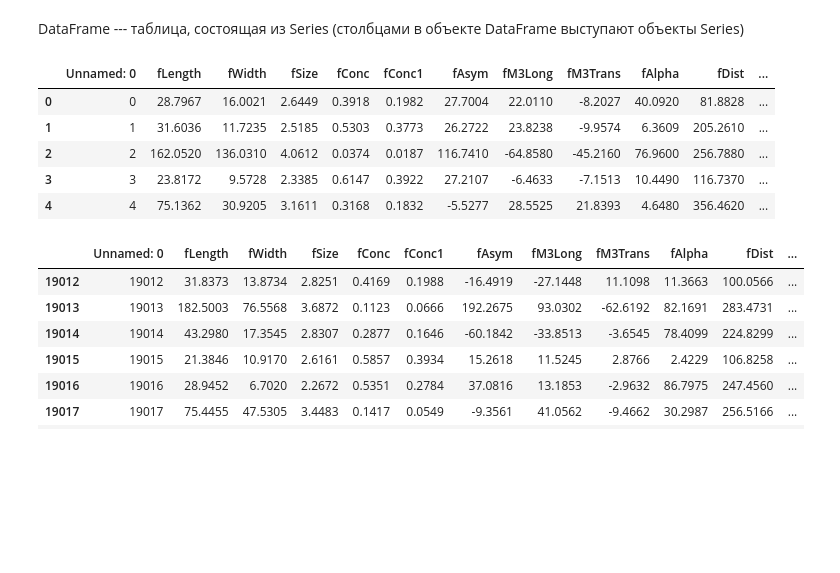
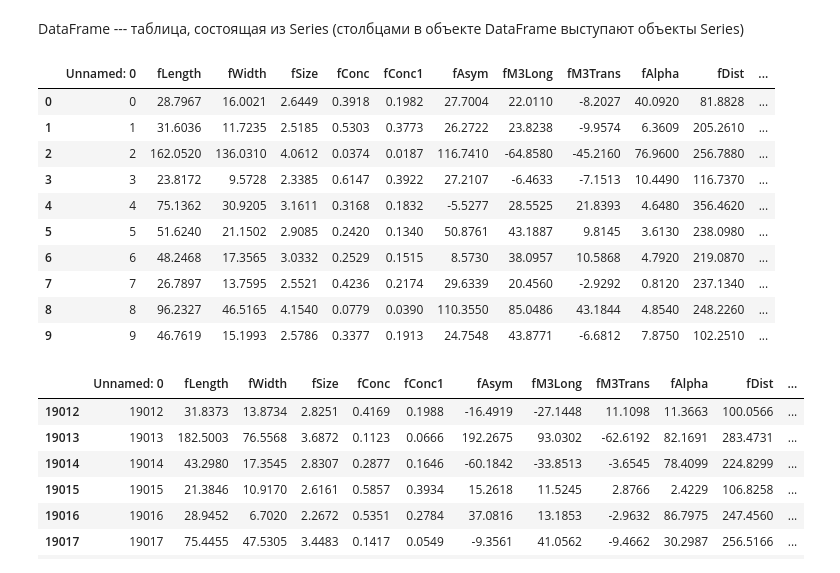
Before and after one commit to ArseniiGav/Baikal-Summer-School-2022, a Jupyter notebook: Sem1/Part1.ipynb, the cells around one changed output. Cells and saved outputs as stored; diff of their text form; code cells hidden in the pictures; blank space fills up the shorter version.

```diff
--- a/Sem1/Part1.ipynb
+++ b/Sem1/Part1.ipynb
@@ -620,15 +638,20 @@ DataFrame --- таблица, состоящая из Series (столбцами
 # %%
 import pandas as pd
 
 df = pd.read_csv("data/telescope_data.csv")
-df.head()
+df.head(10)
 # %% [output]
 |  | Unnamed: 0 | fLength | fWidth | fSize | fConc | fConc1 | fAsym | fM3Long | fM3Trans | fAlpha | fDist | ... |
 | 0 | 0 | 28.7967 | 16.0021 | 2.6449 | 0.3918 | 0.1982 | 27.7004 | 22.0110 | -8.2027 | 40.0920 | 81.8828 | ... |
 | 1 | 1 | 31.6036 | 11.7235 | 2.5185 | 0.5303 | 0.3773 | 26.2722 | 23.8238 | -9.9574 | 6.3609 | 205.2610 | ... |
 | 2 | 2 | 162.0520 | 136.0310 | 4.0612 | 0.0374 | 0.0187 | 116.7410 | -64.8580 | -45.2160 | 76.9600 | 256.7880 | ... |
 | 3 | 3 | 23.8172 | 9.5728 | 2.3385 | 0.6147 | 0.3922 | 27.2107 | -6.4633 | -7.1513 | 10.4490 | 116.7370 | ... |
 | 4 | 4 | 75.1362 | 30.9205 | 3.1611 | 0.3168 | 0.1832 | -5.5277 | 28.5525 | 21.8393 | 4.6480 | 356.4620 | ... |
+| 5 | 5 | 51.6240 | 21.1502 | 2.9085 | 0.2420 | 0.1340 | 50.8761 | 43.1887 | 9.8145 | 3.6130 | 238.0980 | ... |
+| 6 | 6 | 48.2468 | 17.3565 | 3.0332 | 0.2529 | 0.1515 | 8.5730 | 38.0957 | 10.5868 | 4.7920 | 219.0870 | ... |
+| 7 | 7 | 26.7897 | 13.7595 | 2.5521 | 0.4236 | 0.2174 | 29.6339 | 20.4560 | -2.9292 | 0.8120 | 237.1340 | ... |
+| 8 | 8 | 96.2327 | 46.5165 | 4.1540 | 0.0779 | 0.0390 | 110.3550 | 85.0486 | 43.1844 | 4.8540 | 248.2260 | ... |
+| 9 | 9 | 46.7619 | 15.1993 | 2.5786 | 0.3377 | 0.1913 | 24.7548 | 43.8771 | -6.6812 | 7.8750 | 102.2510 | ... |
 # %%
 df.tail(8)
 # %% [output]
```
Also changed, not shown: parts of 15 cells of this notebook.
